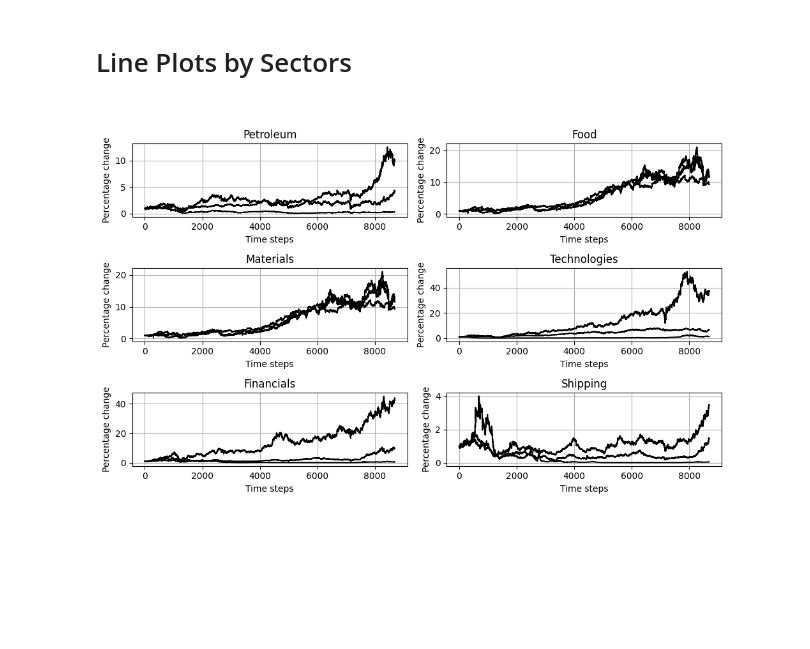
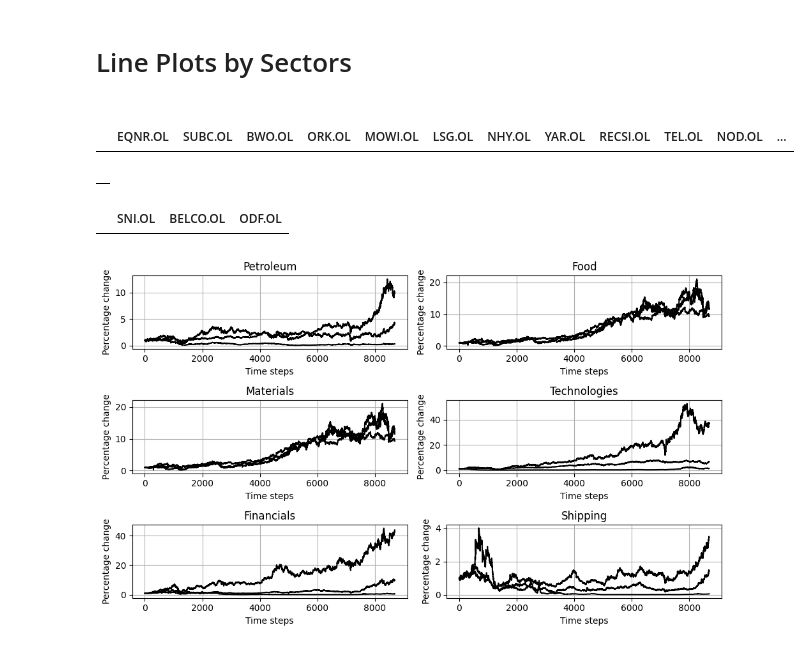
Before and after one commit to DataJakob/BBAN5000-Master-Thesis, a Jupyter notebook: Results/eda.ipynb, the cells around one changed output. Drawn from its saved outputs; the diff is of its cells as text; code cells hidden in the pictures; blank space fills up the shorter version.

```diff
--- a/Results/eda.ipynb
+++ b/Results/eda.ipynb
@@ -68,3 +68,7 @@ new_dft2["Std"] = std_list
 new_dft2["ESG"] = esg_scores
 # %% [markdown]
 <h1> Line Plots by Sectors <h1>
+# %%
+train.head(0)
+# %% [output]
+|  | EQNR.OL | SUBC.OL | BWO.OL | ORK.OL | MOWI.OL | LSG.OL | NHY.OL | YAR.OL | RECSI.OL | TEL.OL | NOD.OL | ... |
@@ -71,3 +77,13 @@ new_dft2["ESG"] = esg_scores
+# %%
+i=2
+train.iloc[:,(i*3)+i*3:(i+1)*(1+3)].head(0)
+# %% [output]
+|  |
+# %%
+i=2
+train.iloc[:, 3+i*6:(i+1)*6].head(0)
+# %% [output]
+|  | SNI.OL | BELCO.OL | ODF.OL |
 # %%
 def z_score(arr):
     answer = (arr-arr.mean()) / arr.std()
```
Also changed, not shown: parts of 1 cell of this notebook, 22 other files.
